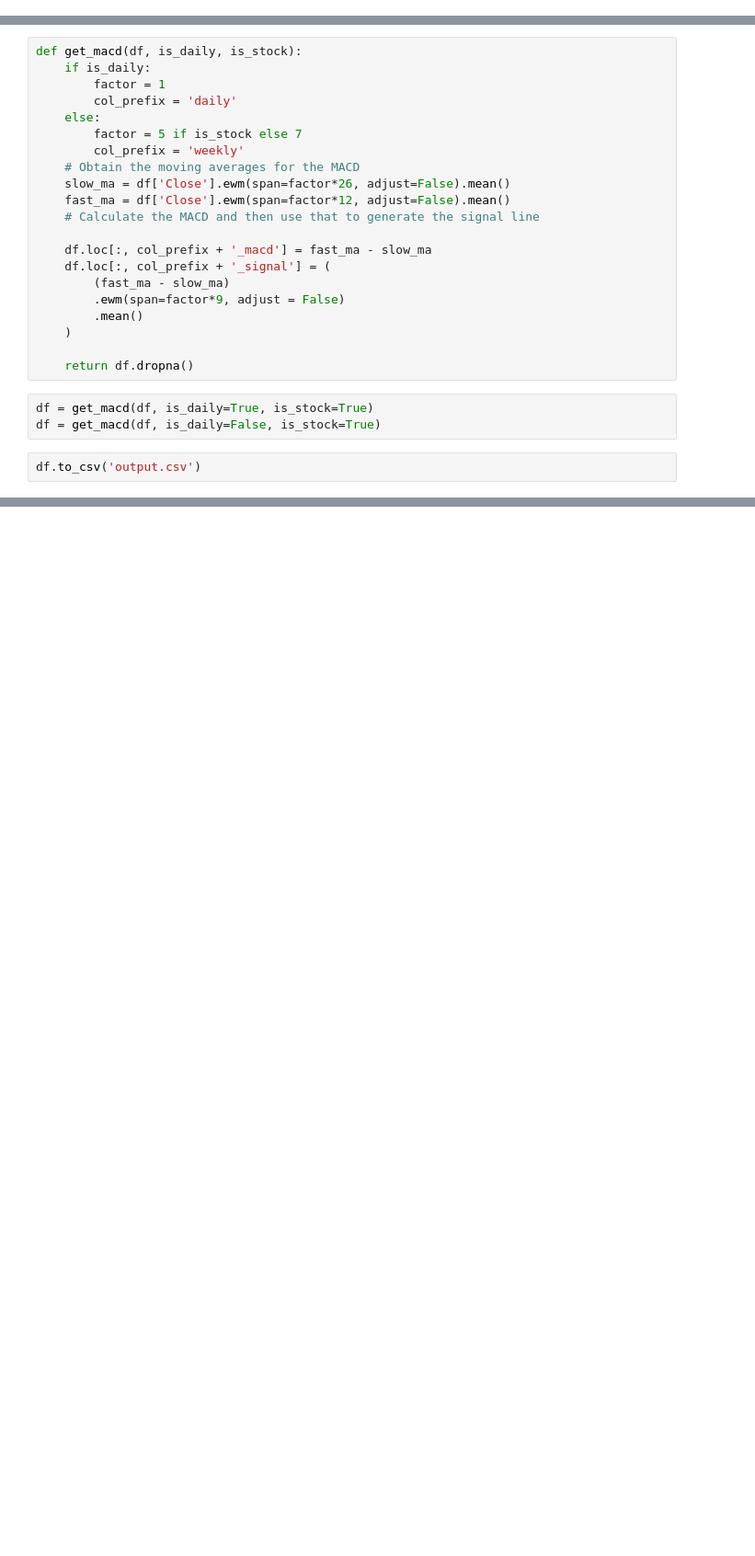
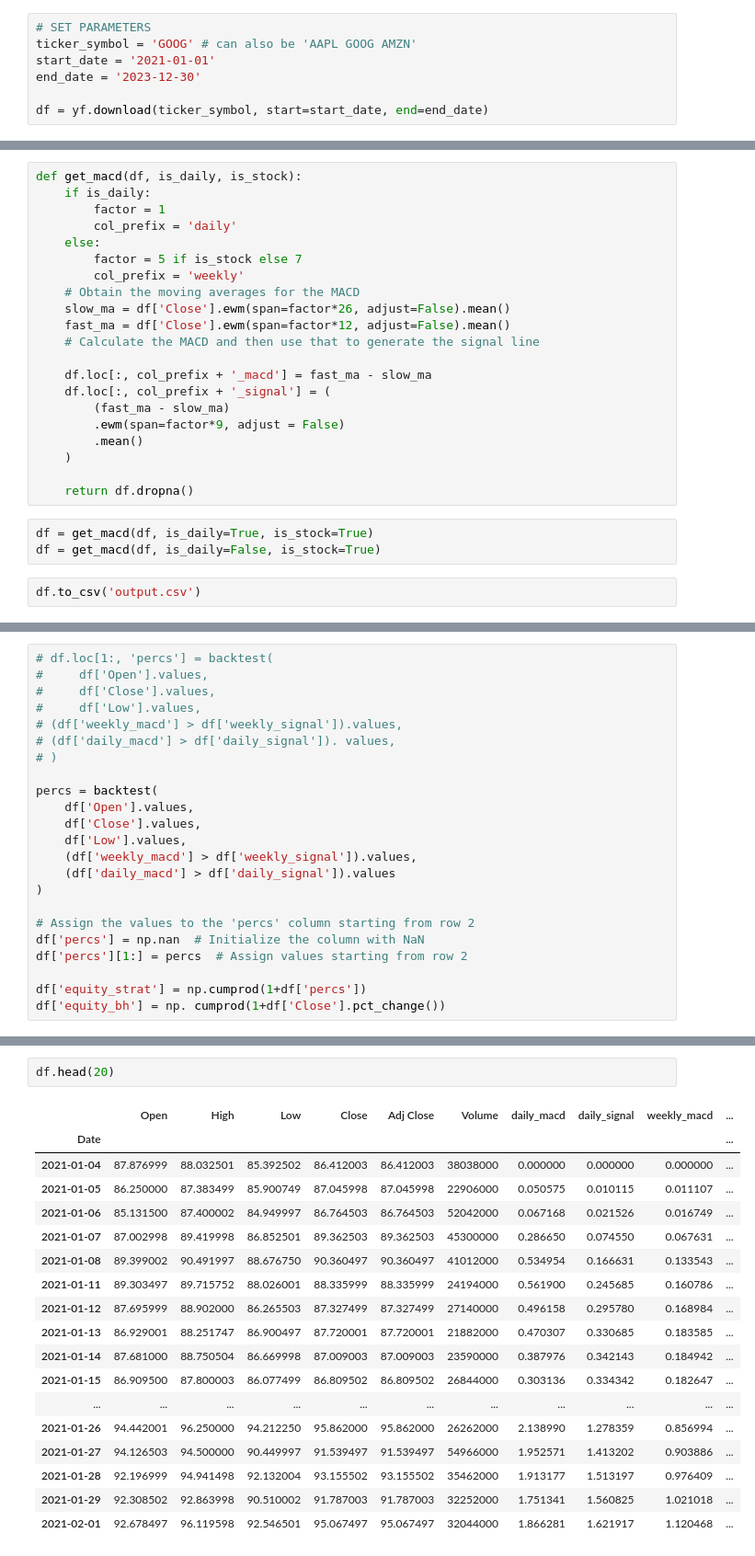
Before and after one commit to Dhruv2222/macd-implementation, a Jupyter notebook: macd.ipynb, the cells around one changed output, grey strips where cells are left out. Shown at 92% size. Saved outputs shown, nothing was run; the diff lists cells and outputs as text; blank space fills up the shorter version.

Commit message:
replicated backtesting

```diff
--- a/macd.ipynb
+++ b/macd.ipynb
@@ -8,0 +5,7 @@ df = yf.download('AAPL').reset_index()
+# %%
+# SET PARAMETERS
+ticker_symbol = 'GOOG' # can also be 'AAPL GOOG AMZN'
+start_date = '2021-01-01'
+end_date = '2023-12-30'
+
+df = yf.download(ticker_symbol, start=start_date, end=end_date)
@@ -34,0 +115,23 @@ df.to_csv('output.csv')
+# %%
+# df.loc[1:, 'percs'] = backtest(
+#     df['Open'].values,
+#     df['Close'].values,
+#     df['Low'].values,
+# (df['weekly_macd'] > df['weekly_signal']).values,
+# (df['daily_macd'] > df['daily_signal']). values,
+# )
+
+percs = backtest(
+    df['Open'].values,
+    df['Close'].values,
+    df['Low'].values,
+    (df['weekly_macd'] > df['weekly_signal']).values,
+    (df['daily_macd'] > df['daily_signal']).values
+)
+
+# Assign the values to the 'percs' column starting from row 2
+df['percs'] = np.nan  # Initialize the column with NaN
+df['percs'][1:] = percs  # Assign values starting from row 2
+
+df['equity_strat'] = np.cumprod(1+df['percs'])
+df['equity_bh'] = np. cumprod(1+df['Close'].pct_change())
@@ -34,0 +160,21 @@ df.to_csv('output.csv')
+# %%
+df.head(20)
+# %% [output]
+|  | Open | High | Low | Close | Adj Close | Volume | daily_macd | daily_signal | weekly_macd | ... |
+| Date |  |  |  |  |  |  |  |  |  | ... |
+| 2021-01-04 | 87.876999 | 88.032501 | 85.392502 | 86.412003 | 86.412003 | 38038000 | 0.000000 | 0.000000 | 0.000000 | ... |
+| 2021-01-05 | 86.250000 | 87.383499 | 85.900749 | 87.045998 | 87.045998 | 22906000 | 0.050575 | 0.010115 | 0.011107 | ... |
+| 2021-01-06 | 85.131500 | 87.400002 | 84.949997 | 86.764503 | 86.764503 | 52042000 | 0.067168 | 0.021526 | 0.016749 | ... |
+| 2021-01-07 | 87.002998 | 89.419998 | 86.852501 | 89.362503 | 89.362503 | 45300000 | 0.286650 | 0.074550 | 0.067631 | ... |
+| 2021-01-08 | 89.399002 | 90.491997 | 88.676750 | 90.360497 | 90.360497 | 41012000 | 0.534954 | 0.166631 | 0.133543 | ... |
+| 2021-01-11 | 89.303497 | 89.715752 | 88.026001 | 88.335999 | 88.335999 | 24194000 | 0.561900 | 0.245685 | 0.160786 | ... |
+| 2021-01-12 | 87.695999 | 88.902000 | 86.265503 | 87.327499 | 87.327499 | 27140000 | 0.496158 | 0.295780 | 0.168984 | ... |
+| 2021-01-13 | 86.929001 | 88.251747 | 86.900497 | 87.720001 | 87.720001 | 21882000 | 0.470307 | 0.330685 | 0.183585 | ... |
+| 2021-01-14 | 87.681000 | 88.750504 | 86.669998 | 87.009003 | 87.009003 | 23590000 | 0.387976 | 0.342143 | 0.184942 | ... |
+| 2021-01-15 | 86.909500 | 87.800003 | 86.077499 | 86.809502 | 86.809502 | 26844000 | 0.303136 | 0.334342 | 0.182647 | ... |
+| ... | ... | ... | ... | ... | ... | ... | ... | ... | ... | ... |
+| 2021-01-26 | 94.442001 | 96.250000 | 94.212250 | 95.862000 | 95.862000 | 26262000 | 2.138990 | 1.278359 | 0.856994 | ... |
+| 2021-01-27 | 94.126503 | 94.500000 | 90.449997 | 91.539497 | 91.539497 | 54966000 | 1.952571 | 1.413202 | 0.903886 | ... |
+| 2021-01-28 | 92.196999 | 94.941498 | 92.132004 | 93.155502 | 93.155502 | 35462000 | 1.913177 | 1.513197 | 0.976409 | ... |
+| 2021-01-29 | 92.308502 | 92.863998 | 90.510002 | 91.787003 | 91.787003 | 32252000 | 1.751341 | 1.560825 | 1.021018 | ... |
+| 2021-02-01 | 92.678497 | 96.119598 | 92.546501 | 95.067497 | 95.067497 | 32044000 | 1.866281 | 1.621917 | 1.120468 | ... |
```
Also changed, not shown: parts of 5 cells of this notebook, 5 other files.
